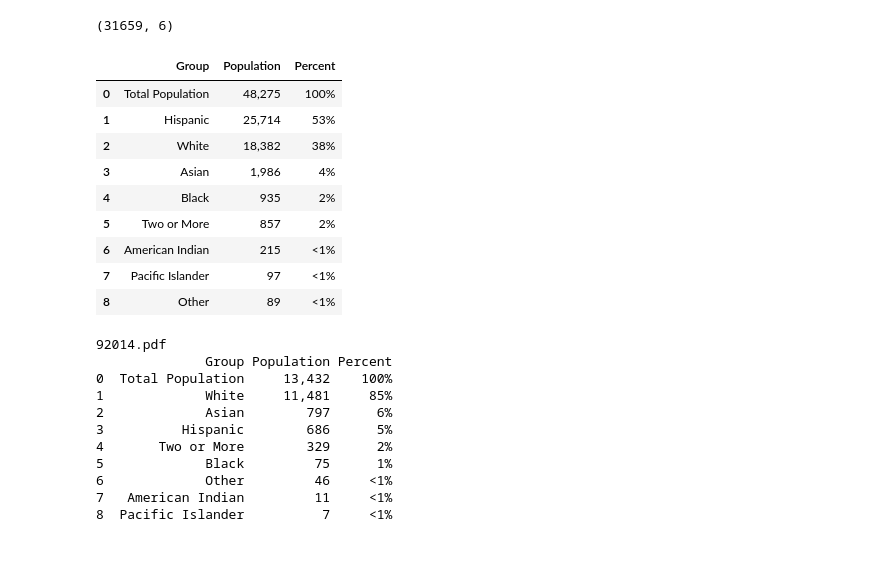
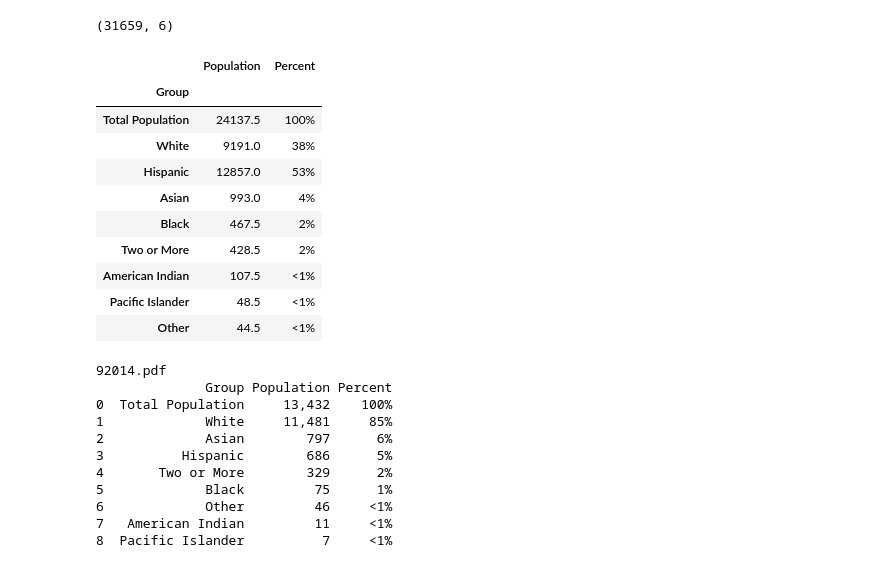
Before and after one commit to dgordee/San-Diego-Police-Analysis, a Jupyter notebook: Project testing.ipynb, the cells around one changed output. Saved outputs shown, nothing was run; the diff lists cells and outputs as text; code cells hidden in the pictures.

```diff
--- a/Project testing.ipynb
+++ b/Project testing.ipynb
@@ -66,8 +66,10 @@ print(df_stops_info.shape)
 ################# function to get population data from a specific zip code ######################
 import os
 import PyPDF2 as pdf
+import locale
 
-def get_zip_info(code):
+def get_zip_info(code, percent):
+    locale.setlocale(locale.LC_ALL, '')
     currDir = 'zip_pop_data\\'
     try:
         file = currDir + code + '.pdf'
@@ -80,45 +82,49 @@ def get_zip_info(code):
         text = page[index+19:indexEnd-1]
         text = list(text)
         for index, item in enumerate(text):
             if item == "\n":
                 text[index] = '/'
 
         text = ''.join(text)
         text = text.split('/')
         groups = list()
         percentages = list()
         populations = list()
         cols = ['Group', 'Population', 'Percent']
 
         for item in text:
             if '%' in item:
                 percentages.append(item)
             elif item[0].isnumeric():
-                populations.append(item)
+                populations.append(locale.atoi(item) * np.float(percent))
             else:
                 groups.append(item)
 
         p_df = pd.DataFrame(columns = cols)
         p_df['Group'] = groups
         p_df['Population'] = populations
         p_df['Percent'] = percentages
+        p_df.set_index('Group', inplace=True)
+        p_df = p_df.reindex(["Total Population", "White", "Hispanic", "Asian", "Black", "Two or More", "American Indian",
+                    "Pacific Islander", "Other"])
         return p_df
     except PermissionError:
         print('error')
 
-df = get_zip_info('92025')
+df = get_zip_info('92025', '.5')
 df
 # %% [output]
-|  | Group | Population | Percent |
-| 0 | Total Population | 48,275 | 100% |
-| 1 | Hispanic | 25,714 | 53% |
-| 2 | White | 18,382 | 38% |
-| 3 | Asian | 1,986 | 4% |
-| 4 | Black | 935 | 2% |
-| 5 | Two or More | 857 | 2% |
-| 6 | American Indian | 215 | <1% |
-| 7 | Pacific Islander | 97 | <1% |
-| 8 | Other | 89 | <1% |
+|  | Population | Percent |
+| Group |  |  |
+| Total Population | 24137.5 | 100% |
+| White | 9191.0 | 38% |
+| Hispanic | 12857.0 | 53% |
+| Asian | 993.0 | 4% |
+| Black | 467.5 | 2% |
+| Two or More | 428.5 | 2% |
+| American Indian | 107.5 | <1% |
+| Pacific Islander | 48.5 | <1% |
+| Other | 44.5 | <1% |
 # %%
 import os
 
```
Also changed, not shown: parts of 2 cells of this notebook.
